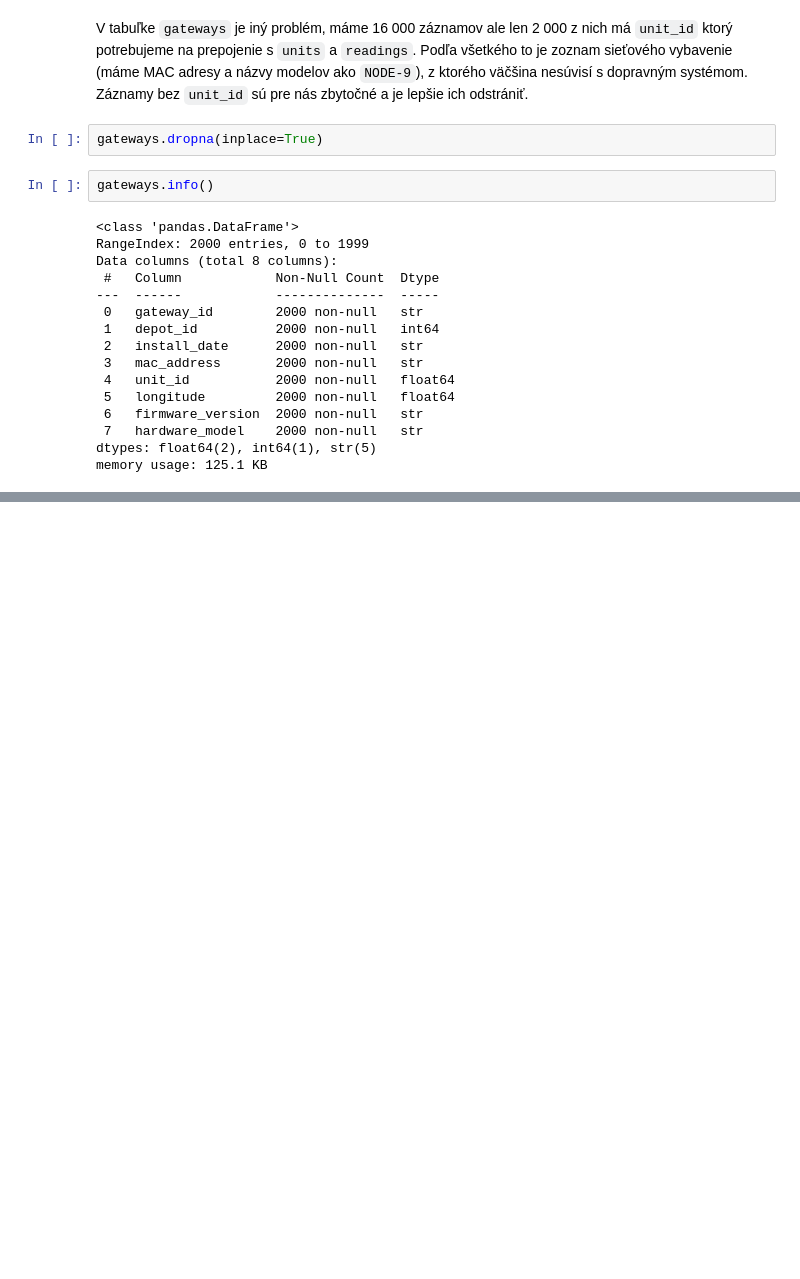
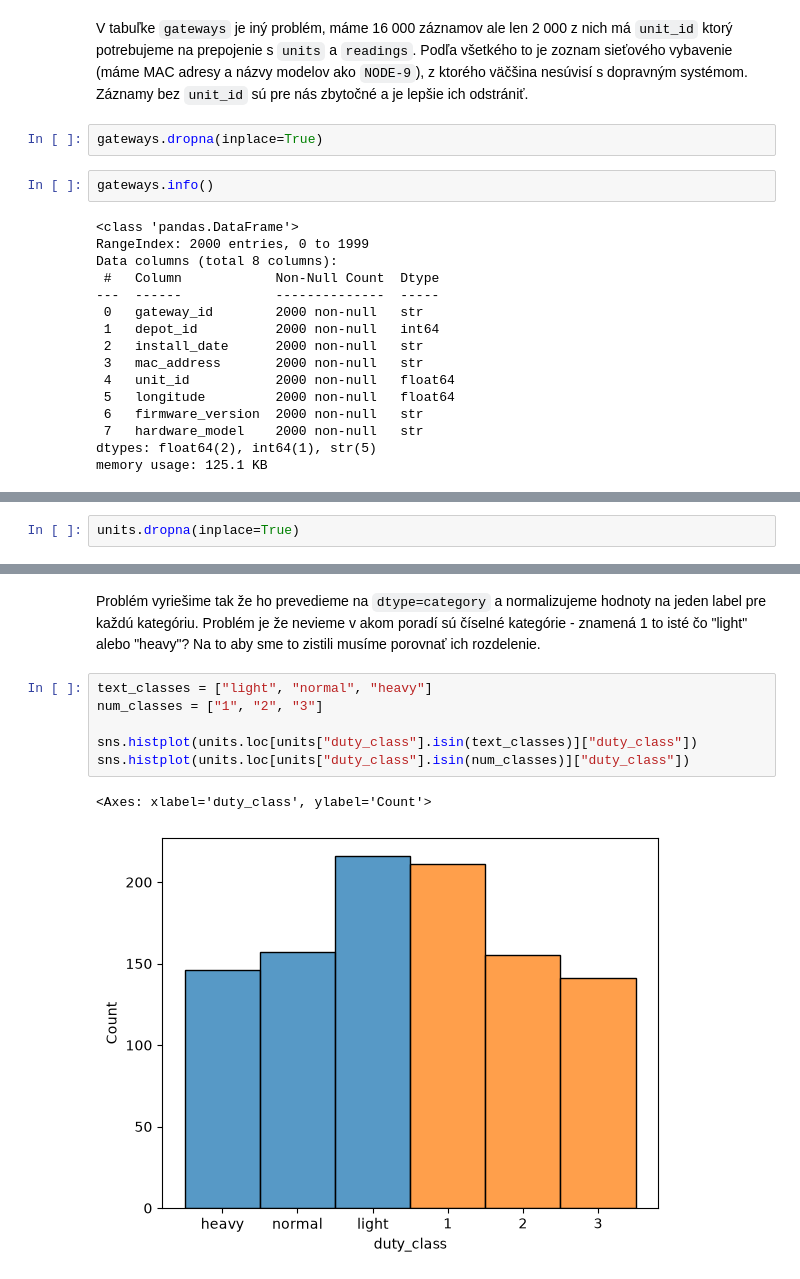
Before and after one commit to tancop/iau-projekt, a Jupyter notebook: main.ipynb, the cells around one changed output, grey strips where cells are left out. Drawn from its saved outputs; the diff is of its cells as text; blank space fills up the shorter version.

```diff
--- a/main.ipynb
+++ b/main.ipynb
@@ -452,0 +511,2 @@ memory usage: 125.1 KB
+# %%
+units.dropna(inplace=True)
@@ -452,0 +543,11 @@ memory usage: 125.1 KB
+# %% [markdown]
+Problém vyriešime tak že ho prevedieme na `dtype=category` a normalizujeme hodnoty na jeden label pre každú kategóriu. Problém je že nevieme v akom poradí sú číselné kategórie - znamená 1 to isté čo "light" alebo "heavy"? Na to aby sme to zistili musíme porovnať ich rozdelenie.
+# %%
+text_classes = ["light", "normal", "heavy"]
+num_classes = ["1", "2", "3"]
+
+sns.histplot(units.loc[units["duty_class"].isin(text_classes)]["duty_class"])
+sns.histplot(units.loc[units["duty_class"].isin(num_classes)]["duty_class"])
+# %% [output]
+<Axes: xlabel='duty_class', ylabel='Count'>
+[figure, added]
```
Also changed, not shown: parts of 34 cells of this notebook.
